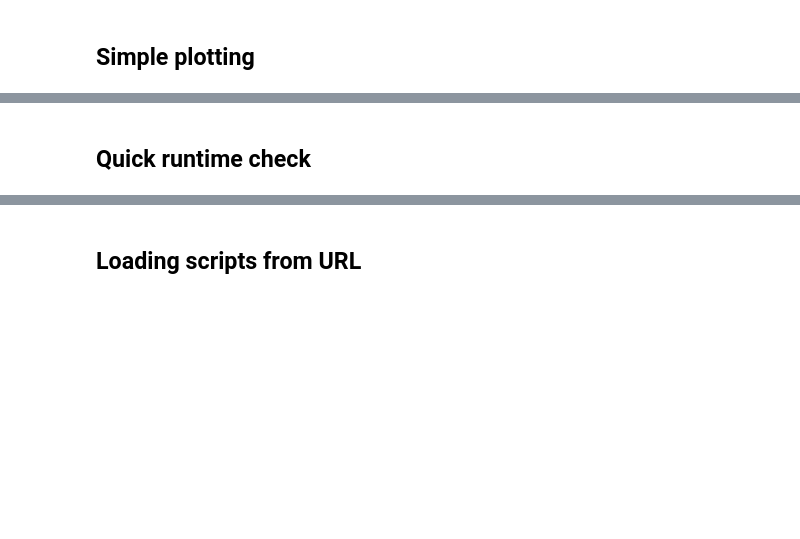
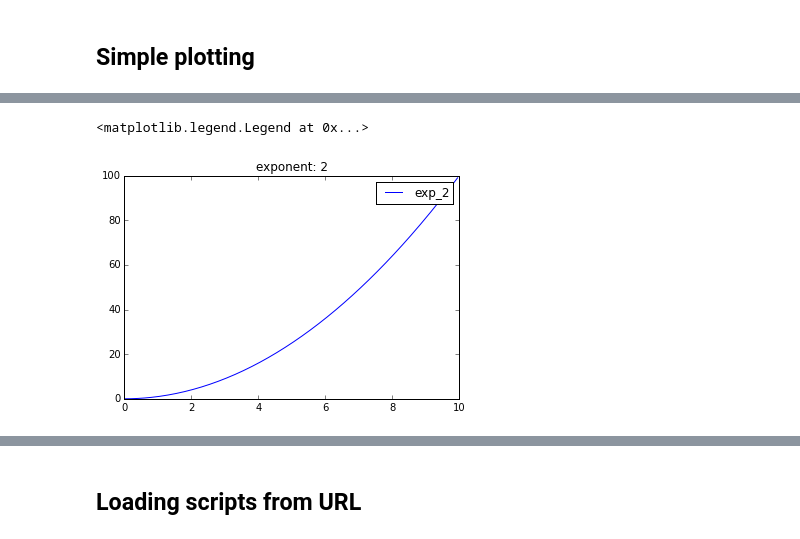
Before and after one commit to grmpflh27/ipython_train, a Jupyter notebook: general/nice_to_know.ipynb, the cells around one changed output, grey strips where cells are left out. Cells and saved outputs as stored; diff of their text form; code cells hidden in the pictures; blank space fills up the shorter version.

```diff
--- a/general/nice_to_know.ipynb
+++ b/general/nice_to_know.ipynb
@@ -59,2 +33,0 @@ C:\Users\herby\Anaconda2\Library\bin;C:\Users\herby\Anaconda2\Library\bin;C:\Use
-# %% [markdown]
-## Quick runtime check
@@ -76,0 +34,11 @@ x = np.cos(t)
+# %%
+x_values = np.arange(0.0, 10.0, 0.05)
+x_potent = x_values ** expo
+
+plt.plot(x_values, x_potent, label='exp_{}'.format(expo))
+plt.title('exponent: {}'.format(expo))
+expo += 1
+plt.legend()
+# %% [output]
+<matplotlib.legend.Legend at 0x...>
+[figure, added]
```
Also changed, not shown: parts of 102 cells of this notebook, 8 other files.
